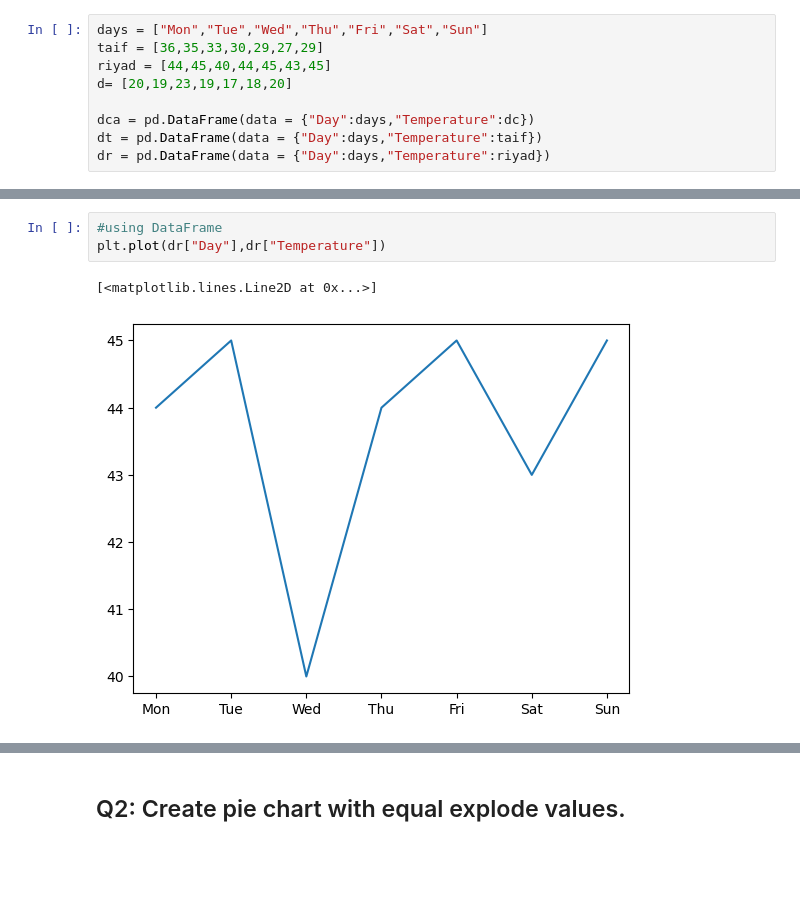
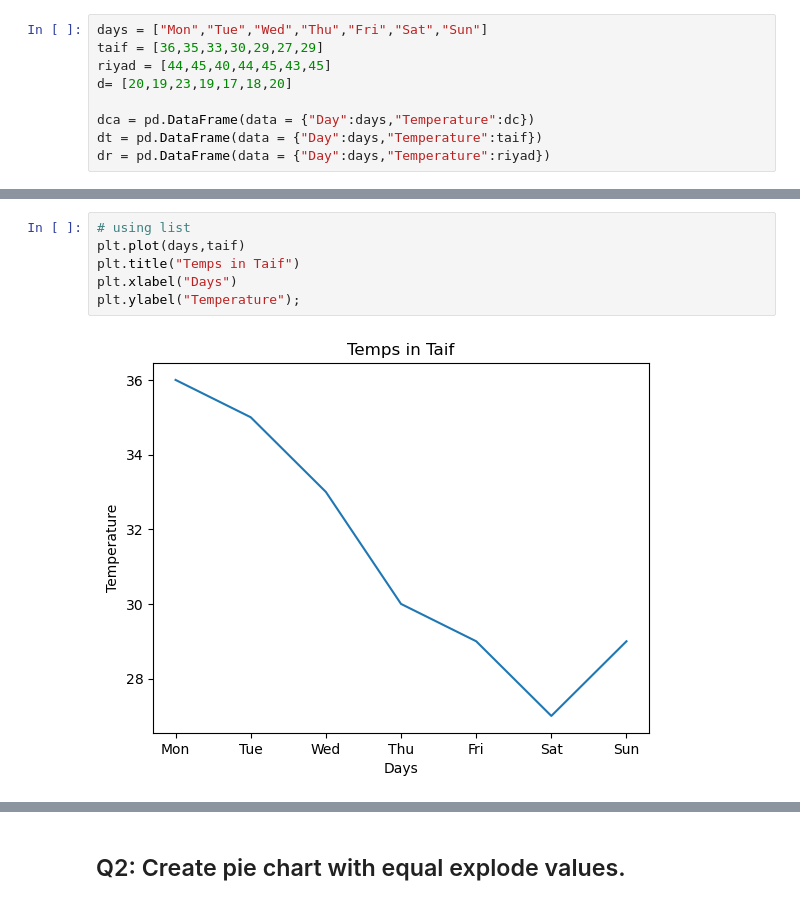
Before and after one commit to Tuwaiq-Data-Science-Bootcamp-V4/Matplotlib-Lab1, a Jupyter notebook: Matplotlib_Assignment1.ipynb, the cells around one changed output, grey strips where cells are left out. Cells and saved outputs as stored; diff of their text form; blank space fills up the shorter version.

```diff
--- a/Matplotlib_Assignment1.ipynb
+++ b/Matplotlib_Assignment1.ipynb
@@ -22,6 +16,8 @@ plt.plot(days,taif)
-# %%
-#using DataFrame
-plt.plot(dr["Day"],dr["Temperature"])
-# %% [output]
-[<matplotlib.lines.Line2D at 0x...>]
-[figure, removed]
+# %%
+# using list
+plt.plot(days,taif)
+plt.title("Temps in Taif")
+plt.xlabel("Days")
+plt.ylabel("Temperature");
+# %% [output]
+[figure, added]
```
Also changed, not shown: parts of 2 cells of this notebook.
